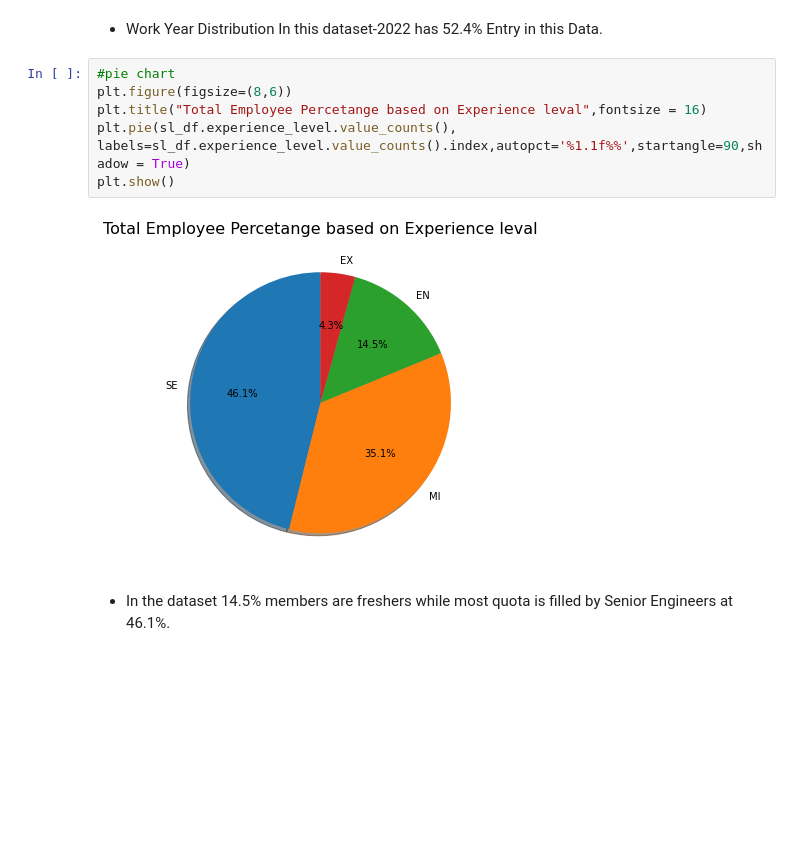
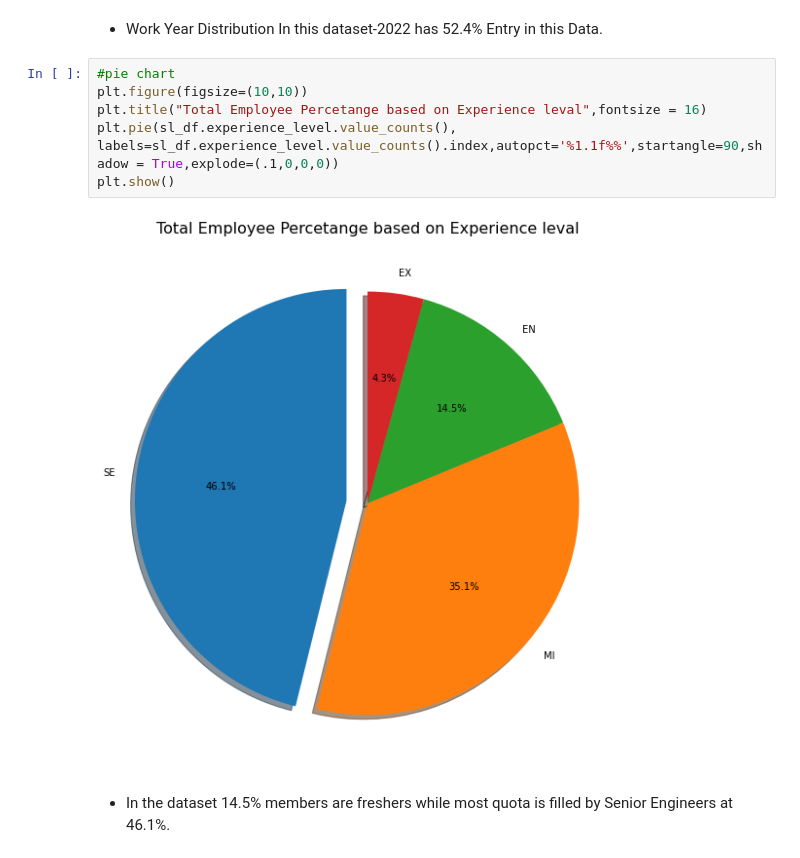
Before and after one commit to Navjotkhatri/Data-Scientist-Salary-Analysis, a Jupyter notebook: Data_Scientist_worldwide_Salary_Analysis.ipynb, the cells around one changed output. Cells and saved outputs as stored; diff of their text form; blank space fills up the shorter version.

```diff
--- a/Data_Scientist_worldwide_Salary_Analysis.ipynb
+++ b/Data_Scientist_worldwide_Salary_Analysis.ipynb
@@ -192,12 +198,12 @@ plt.show()
 * Work Year Distribution In this dataset-2022 has 52.4% Entry in this Data.
 # %%
 #pie chart
-plt.figure(figsize=(8,6))
+plt.figure(figsize=(10,10))
 plt.title("Total Employee Percetange based on Experience leval",fontsize = 16)
-plt.pie(sl_df.experience_level.value_counts(), labels=sl_df.experience_level.value_counts().index,autopct='%1.1f%%',startangle=90,shadow = True)
+plt.pie(sl_df.experience_level.value_counts(), labels=sl_df.experience_level.value_counts().index,autopct='%1.1f%%',startangle=90,shadow = True,explode=(.1,0,0,0))
 plt.show()
 # %% [output]
-[figure, old version]
+[figure, new version]
 # %% [markdown]
 * In the dataset 14.5% members are freshers while most quota is filled by Senior Engineers at 46.1%.
 # %%
```
Also changed, not shown: parts of 35 cells of this notebook.
